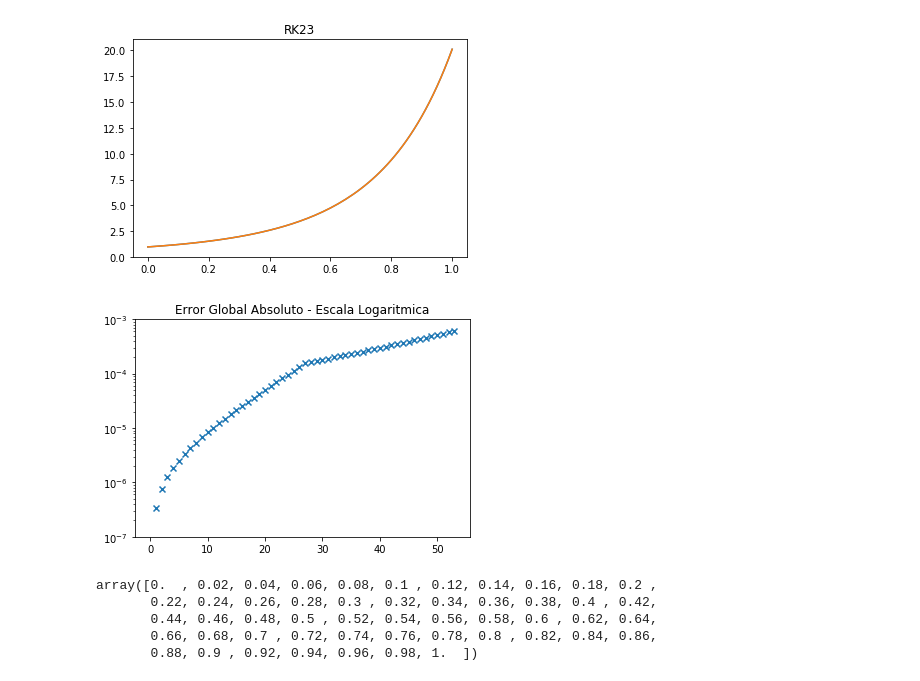
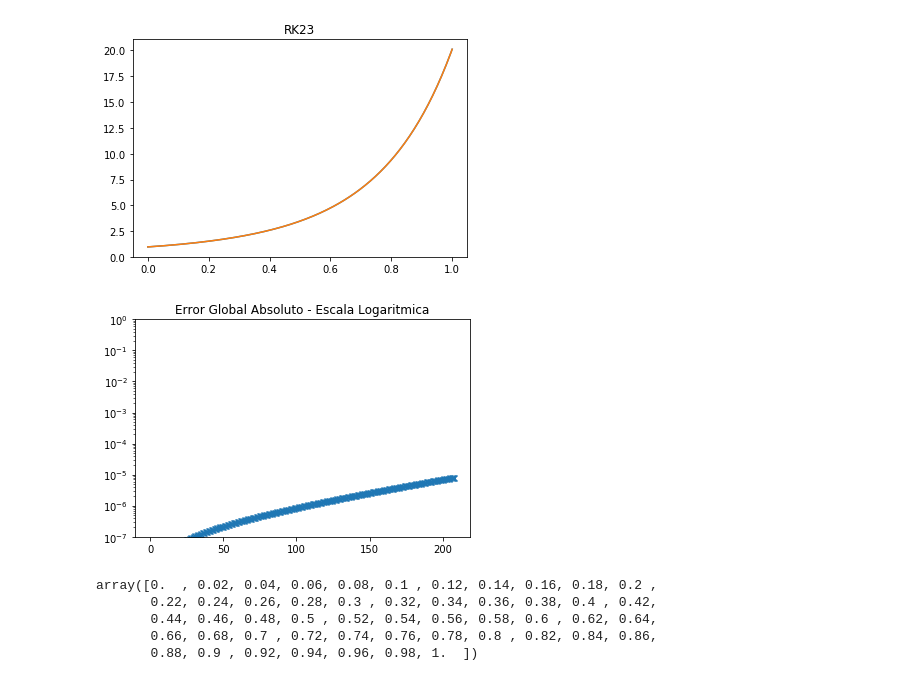
Before and after one commit to ekiMGlz/ODEMethods, a Jupyter notebook: Pruebas Metodos.ipynb, the cells around one changed output. Saved outputs shown, nothing was run; the diff lists cells and outputs as text; code cells hidden in the pictures.

```diff
--- a/Pruebas Metodos.ipynb
+++ b/Pruebas Metodos.ipynb
@@ -126,7 +126,7 @@ plt.show()
 # %% [output]
 [figure]
 # %%
-T,W = odesolver.solve(f, 1, (0,1), method = 'RK23')
+T,W = odesolver.solve(f, 1, (0,1), method = 'RK23', tol = 1e-6)
 
 plt.plot(T,W[0],T,soln(T))
 plt.title("RK23")
@@ -136,12 +136,12 @@ plt.show()
 # %%
 globalError = abs(soln(T) - W[0])
 plt.title('Error Global Absoluto - Escala Logaritmica')
 plt.scatter(range(len(globalError)), globalError, marker = 'x')
 plt.yscale('log')
-plt.ylim(1e-7,1e-3)
+plt.ylim(1e-7,1)
 plt.show()
 # %% [output]
-[figure, old version]
+[figure, new version]
 # %%
 f = lambda t, y : np.array([-y[0]+y[1], -y[0]-y[1]])
 soln = lambda t: np.array([np.exp(-T)*np.sin(T), np.exp(-T)*np.cos(T)])
```
Also changed, not shown: 1 other file.
